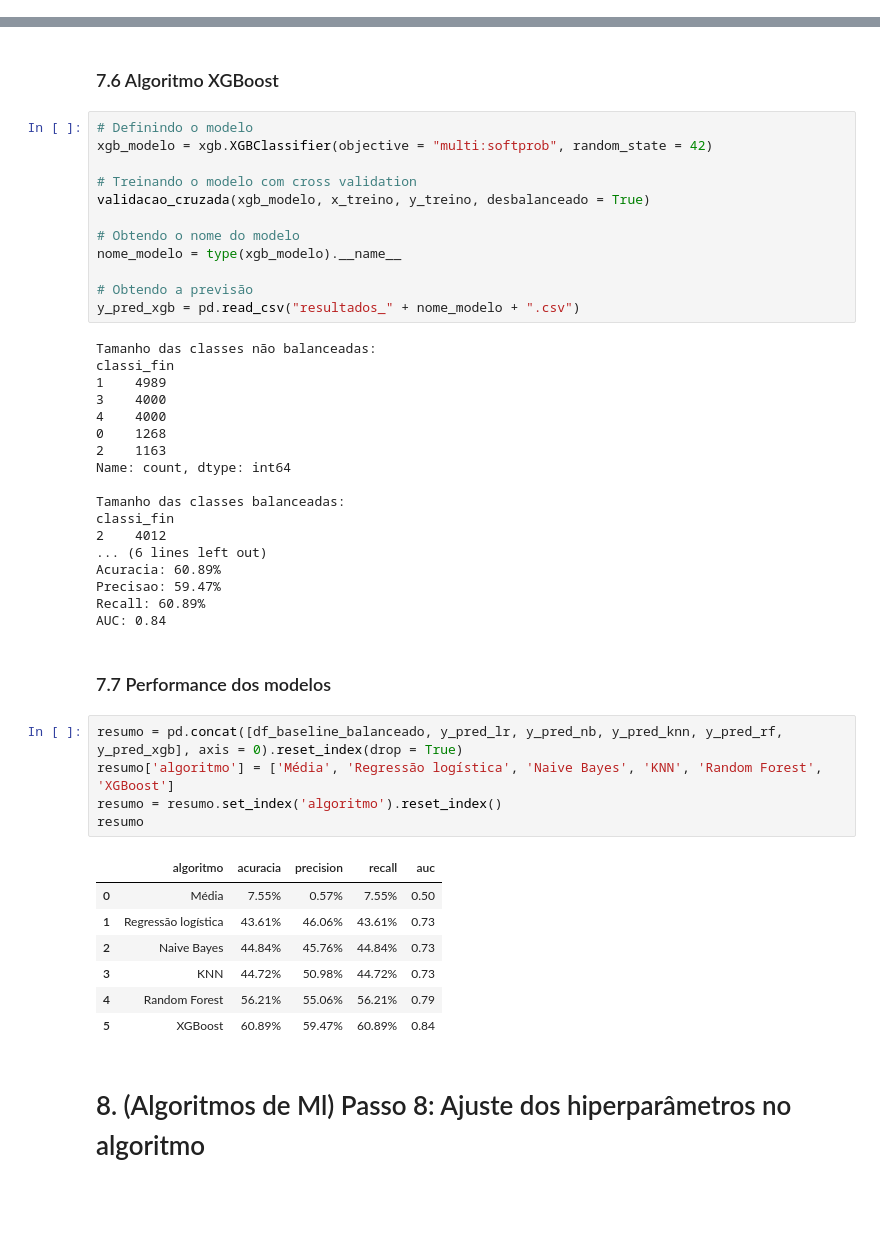
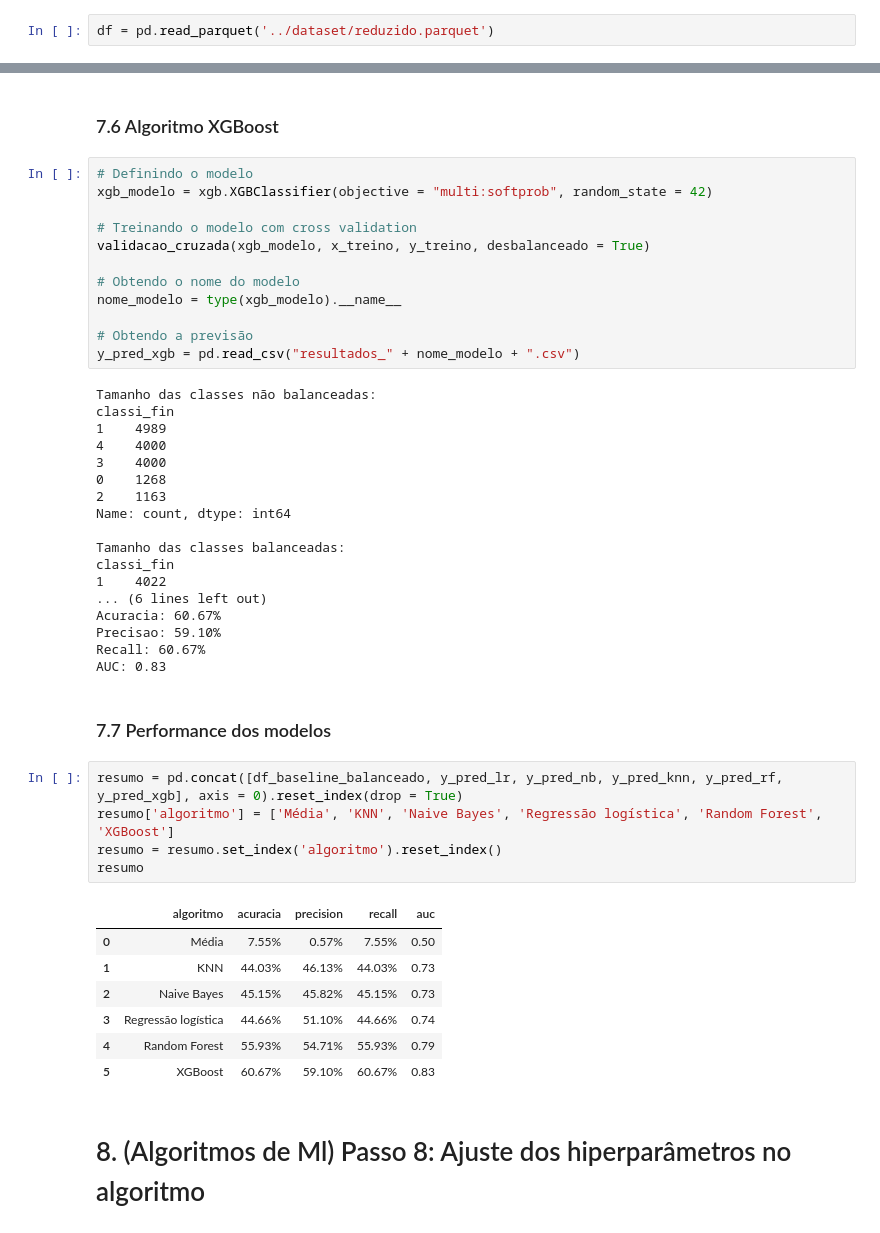
Before and after one commit to leonardonassibfonseca/formulario_medico, a Jupyter notebook: notebooks/SRAG.ipynb, the cells around one changed output, grey strips where cells are left out. Saved outputs shown, nothing was run; the diff lists cells and outputs as text; blank space fills up the shorter version.

```diff
--- a/notebooks/SRAG.ipynb
+++ b/notebooks/SRAG.ipynb
@@ -202,0 +203,2 @@ df.to_parquet('../dataset/reduzido.parquet')
+# %%
+df = pd.read_parquet('../dataset/reduzido.parquet')
@@ -1701,35 +1721,35 @@ y_pred_xgb = pd.read_csv("resultados_" + nome_modelo + ".csv")
 Tamanho das classes não balanceadas:
 classi_fin
 1    4989
+4    4000
 3    4000
-4    4000
 0    1268
 2    1163
 Name: count, dtype: int64
 
 Tamanho das classes balanceadas:
 classi_fin
-2    4012
+1    4022
 ... (6 lines left out)
-Acuracia: 60.89%
-Precisao: 59.47%
-Recall: 60.89%
-AUC: 0.84
+Acuracia: 60.67%
+Precisao: 59.10%
+Recall: 60.67%
+AUC: 0.83
 # %% [markdown]
 ### 7.7 Performance dos modelos
 # %%
 resumo = pd.concat([df_baseline_balanceado, y_pred_lr, y_pred_nb, y_pred_knn, y_pred_rf, y_pred_xgb], axis = 0).reset_index(drop = True)
-resumo['algoritmo'] = ['Média', 'Regressão logística', 'Naive Bayes', 'KNN', 'Random Forest', 'XGBoost']
+resumo['algoritmo'] = ['Média', 'KNN', 'Naive Bayes', 'Regressão logística', 'Random Forest', 'XGBoost']
 resumo = resumo.set_index('algoritmo').reset_index()
 resumo
 # %% [output]
 |  | algoritmo | acuracia | precision | recall | auc |
 | 0 | Média | 7.55% | 0.57% | 7.55% | 0.50 |
-| 1 | Regressão logística | 43.61% | 46.06% | 43.61% | 0.73 |
-| 2 | Naive Bayes | 44.84% | 45.76% | 44.84% | 0.73 |
-| 3 | KNN | 44.72% | 50.98% | 44.72% | 0.73 |
-| 4 | Random Forest | 56.21% | 55.06% | 56.21% | 0.79 |
-| 5 | XGBoost | 60.89% | 59.47% | 60.89% | 0.84 |
+| 1 | KNN | 44.03% | 46.13% | 44.03% | 0.73 |
+| 2 | Naive Bayes | 45.15% | 45.82% | 45.15% | 0.73 |
+| 3 | Regressão logística | 44.66% | 51.10% | 44.66% | 0.74 |
+| 4 | Random Forest | 55.93% | 54.71% | 55.93% | 0.79 |
+| 5 | XGBoost | 60.67% | 59.10% | 60.67% | 0.83 |
 # %% [markdown]
 # 8. (Algoritmos de Ml) Passo 8: Ajuste dos hiperparâmetros no algoritmo
 # %% [markdown]
```
Also changed, not shown: parts of 34 cells of this notebook.
